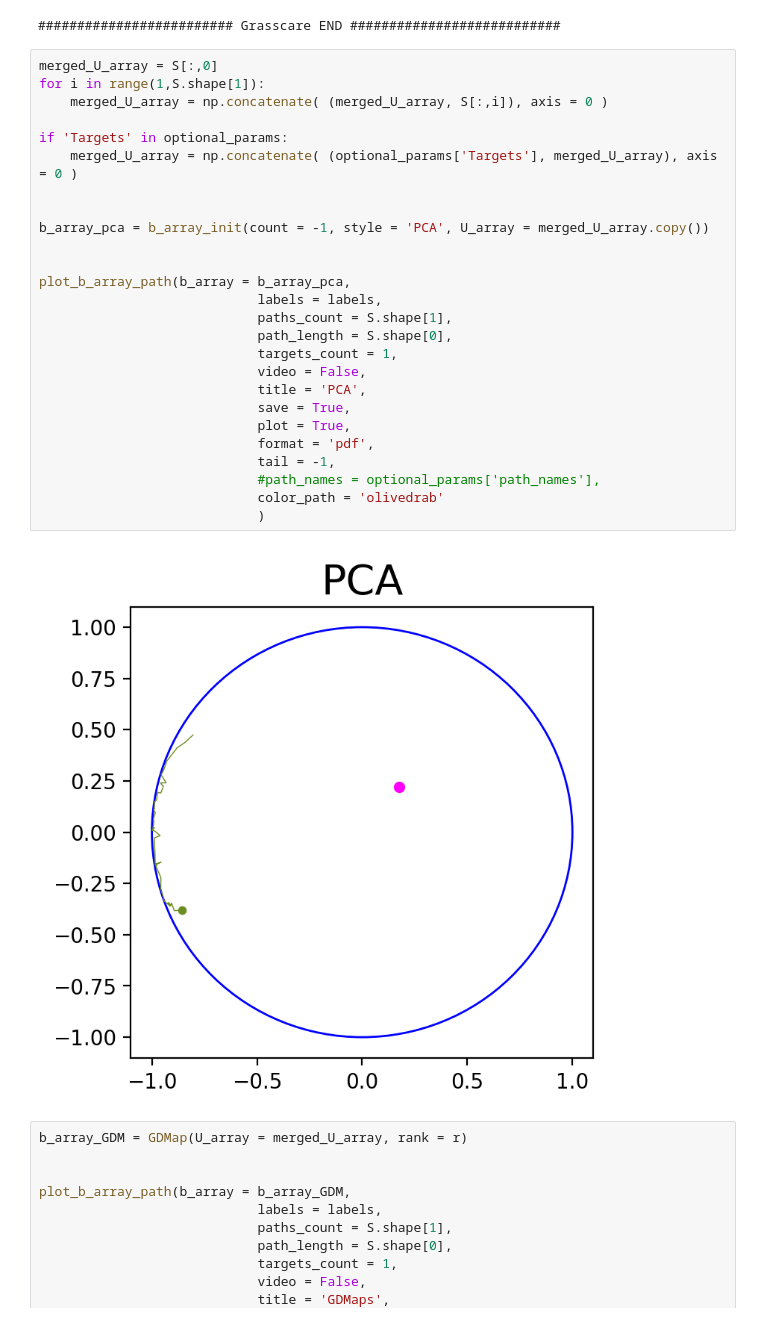
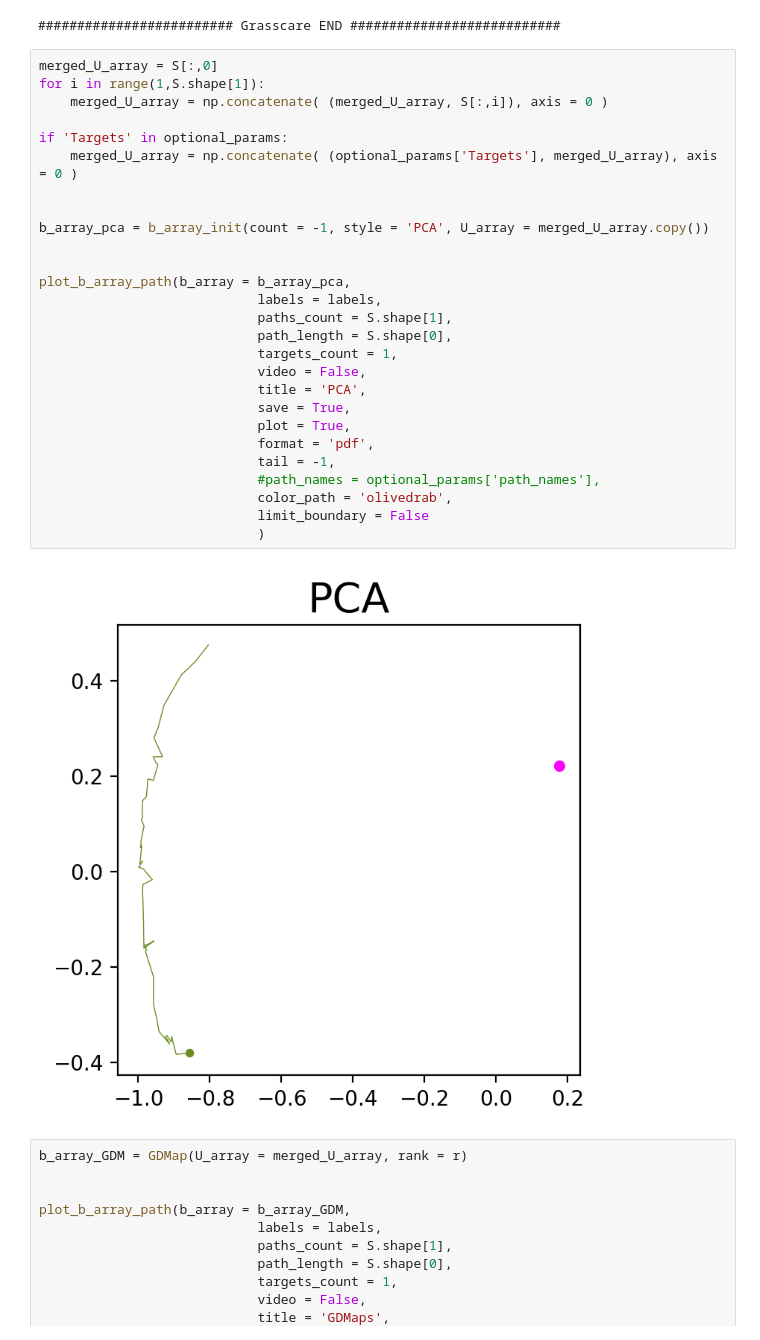
Before and after one commit to HuanranLi/GrassCare, a Jupyter notebook: TestIPYNB/GROUSEGrassCareSynthetic.ipynb, the cells around one changed output. Cells and saved outputs as stored; diff of their text form.

```diff
--- a/GROUSEGrassCareSynthetic.ipynb
+++ b/TestIPYNB/GROUSEGrassCareSynthetic.ipynb
@@ -137,31 +135,32 @@ Optimum Objective: 7.140825014783104
 # %%
 merged_U_array = S[:,0]
 for i in range(1,S.shape[1]):
     merged_U_array = np.concatenate( (merged_U_array, S[:,i]), axis = 0 )
 
 if 'Targets' in optional_params:
     merged_U_array = np.concatenate( (optional_params['Targets'], merged_U_array), axis = 0 )
 
 
 b_array_pca = b_array_init(count = -1, style = 'PCA', U_array = merged_U_array.copy())
 
 
 plot_b_array_path(b_array = b_array_pca,
                             labels = labels,
                             paths_count = S.shape[1],
                             path_length = S.shape[0],
                             targets_count = 1,
                             video = False,
                             title = 'PCA',
                             save = True,
                             plot = True,
                             format = 'pdf',
                             tail = -1,
                             #path_names = optional_params['path_names'],
-                            color_path = 'olivedrab'
+                            color_path = 'olivedrab',
+                            limit_boundary = False
                             )
 # %% [output]
-[figure, old version]
+[figure, new version]
 # %%
 b_array_GDM = GDMap(U_array = merged_U_array, rank = r)
 
```
Also changed, not shown: parts of 1 cell of this notebook, 10 other files.
